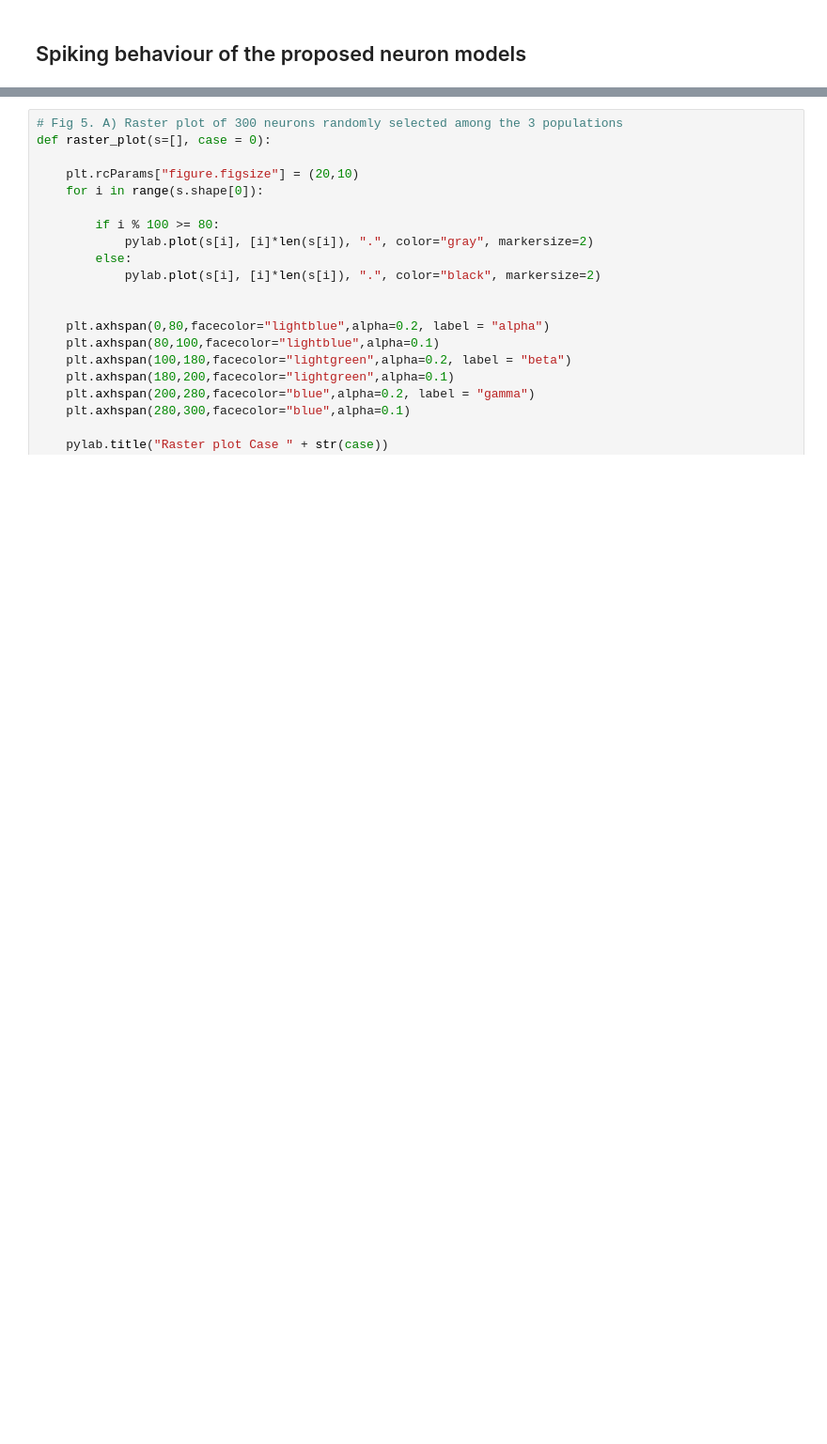
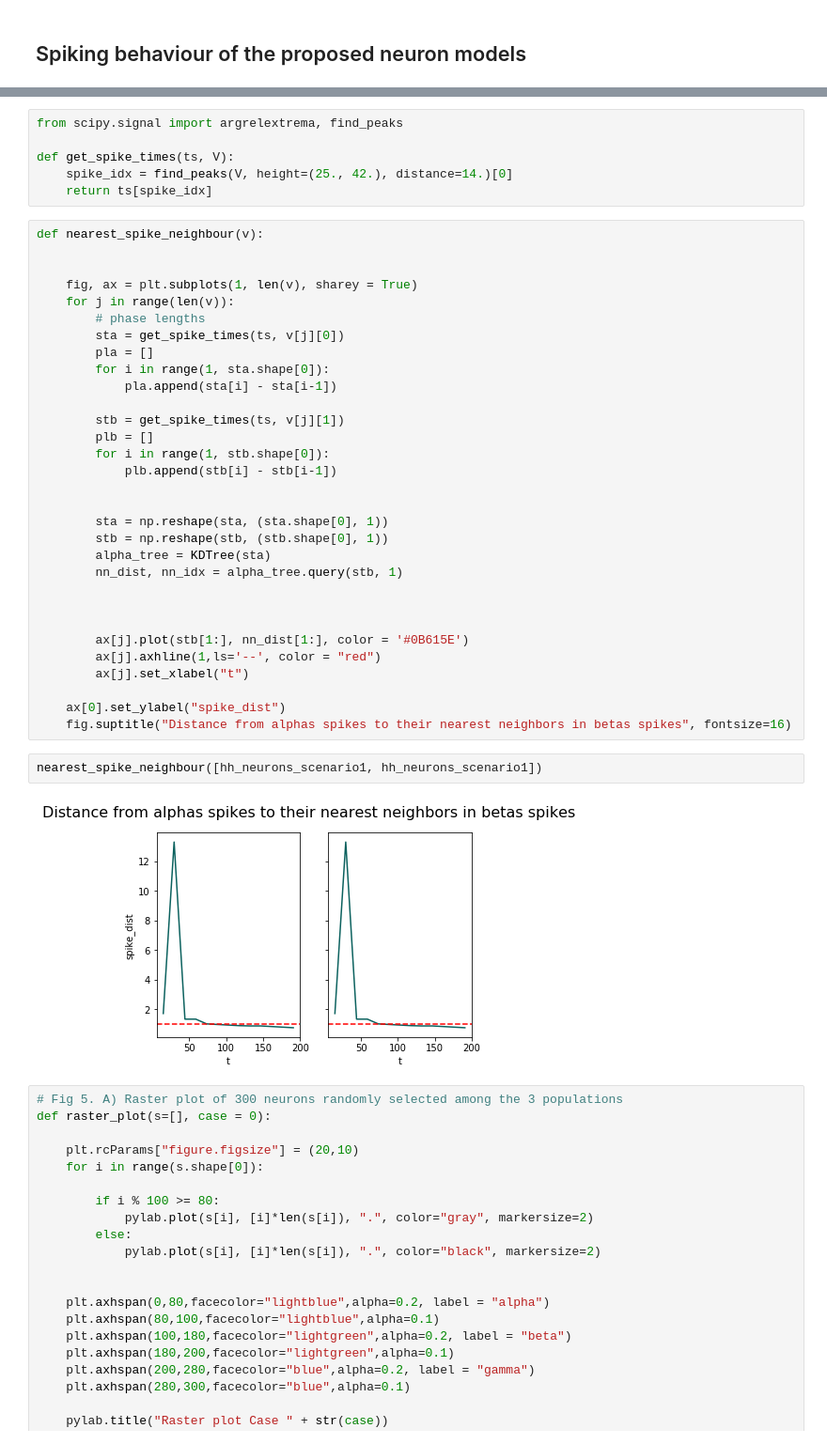
Before and after one commit to ndettmer/neuronal_synchrony_replication, a Jupyter notebook: Results.ipynb, the cells around one changed output, grey strips where cells are left out. Shown at 94% size. Cells and saved outputs as stored; diff of their text form; blank space fills up the shorter version.

```diff
--- a/Results.ipynb
+++ b/Results.ipynb
@@ -36,3 +70,44 @@ sd1 = pd.read_csv("sd2.csv", names = np.arange(1,55), header = None).to_numpy()
+# %%
+from scipy.signal import argrelextrema, find_peaks
+
+def get_spike_times(ts, V):
+    spike_idx = find_peaks(V, height=(25., 42.), distance=14.)[0]
+    return ts[spike_idx]
+# %%
+def nearest_spike_neighbour(v):
+
+
+    fig, ax = plt.subplots(1, len(v), sharey = True)
+    for j in range(len(v)):
+        # phase lengths
+        sta = get_spike_times(ts, v[j][0])
+        pla = []
+        for i in range(1, sta.shape[0]):
+            pla.append(sta[i] - sta[i-1])
+
+        stb = get_spike_times(ts, v[j][1])
+        plb = []
+        for i in range(1, stb.shape[0]):
+            plb.append(stb[i] - stb[i-1])
+
+
+        sta = np.reshape(sta, (sta.shape[0], 1))
+        stb = np.reshape(stb, (stb.shape[0], 1))
+        alpha_tree = KDTree(sta)
+        nn_dist, nn_idx = alpha_tree.query(stb, 1)
+
+
+
+        ax[j].plot(stb[1:], nn_dist[1:], color = '#0B615E')
+        ax[j].axhline(1,ls='--', color = "red")
+        ax[j].set_xlabel("t")
+
+    ax[0].set_ylabel("spike_dist")
+    fig.suptitle("Distance from alphas spikes to their nearest neighbors in betas spikes", fontsize=16)
+# %%
+nearest_spike_neighbour([hh_neurons_scenario1, hh_neurons_scenario1])
+# %% [output]
+[figure, added]
 # %%
 # Fig 5. A) Raster plot of 300 neurons randomly selected among the 3 populations
 def raster_plot(s=[], case = 0):
```
Also changed, not shown: parts of 10 cells of this notebook.
